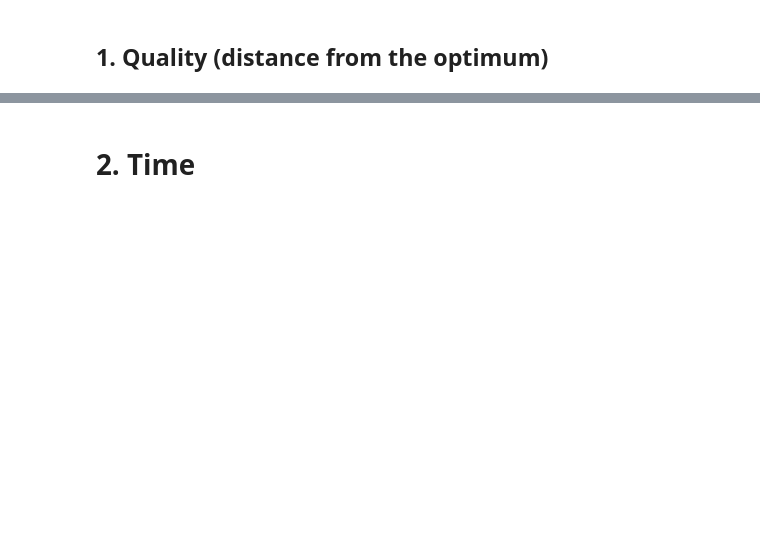
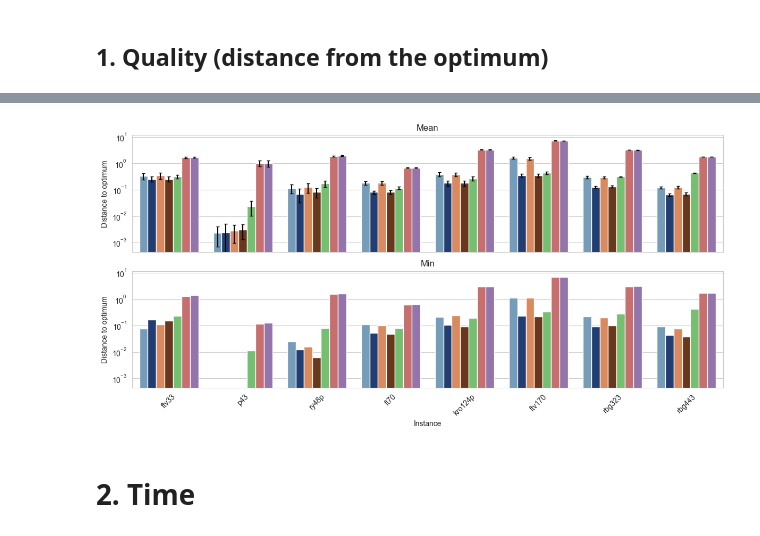
Before and after one commit to ja-nina/BioInspiredAlgosAndModels, a Jupyter notebook: reports/first_viz.ipynb, the cells around one changed output, grey strips where cells are left out. Cells and saved outputs as stored; diff of their text form; code cells hidden in the pictures; blank space fills up the shorter version.

```diff
--- a/reports/first_viz.ipynb
+++ b/reports/first_viz.ipynb
@@ -158,19 +179,24 @@ plt.show()
 # %%
 with sns.axes_style("whitegrid"):
-    fig, axs = plt.subplots(1, 2, figsize=(15, 5), sharey=True)
-    plot_bars(stats_df, selected_methods, selected_instances, "distance_mean", axs[0], "distance_std")
+    fig, axs = plt.subplots(2, 1, figsize=(12, 6), sharey=True, sharex=True)
+    plot_bars(stats_df, [*selected_methods, *LS_NN_METHODS], selected_instances, "distance_mean", axs[0], "distance_std")
     axs[0].set_ylabel("Distance to optimum")
-    axs[0].set_xlabel("Instance")
+    axs[0].set_xlabel("")
     axs[0].set_title("Mean")
-    plot_bars(stats_df, selected_methods, selected_instances, "distance_min", axs[1])
+    axs[0].legend().remove()
+    plot_bars(stats_df, [*selected_methods, *LS_NN_METHODS], selected_instances, "distance_min", axs[1])
     axs[1].legend().remove()
-    axs[1].set_ylabel("")
+    axs[1].set_ylabel("Distance to optimum")
     axs[1].set_xlabel("Instance")
     axs[1].set_title("Min")
     plt.yscale('log')
     plt.tight_layout()
     plt.savefig("plots/1/bar_distance.png")
     plt.show()
+
+#Consider reducing space by shorter abbreviation
+# %% [output]
+[figure, added]
 # %% [markdown]
 # 2. Time
 # %%
```
Also changed, not shown: parts of 20 cells of this notebook.
